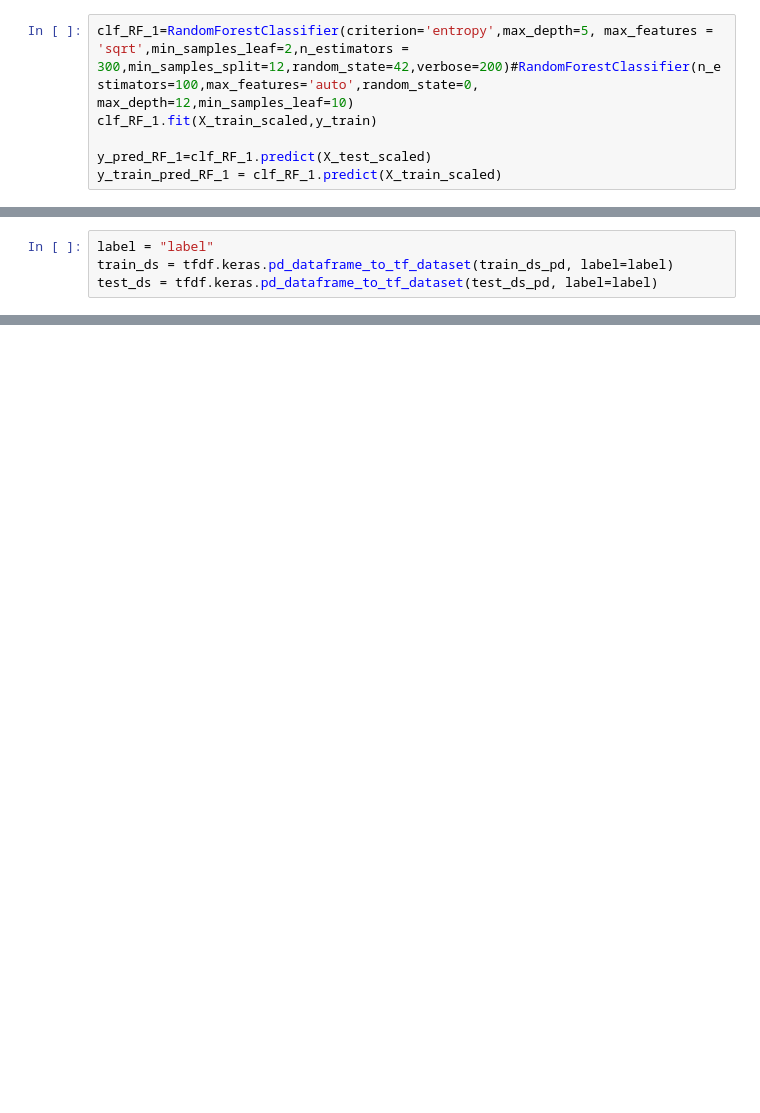
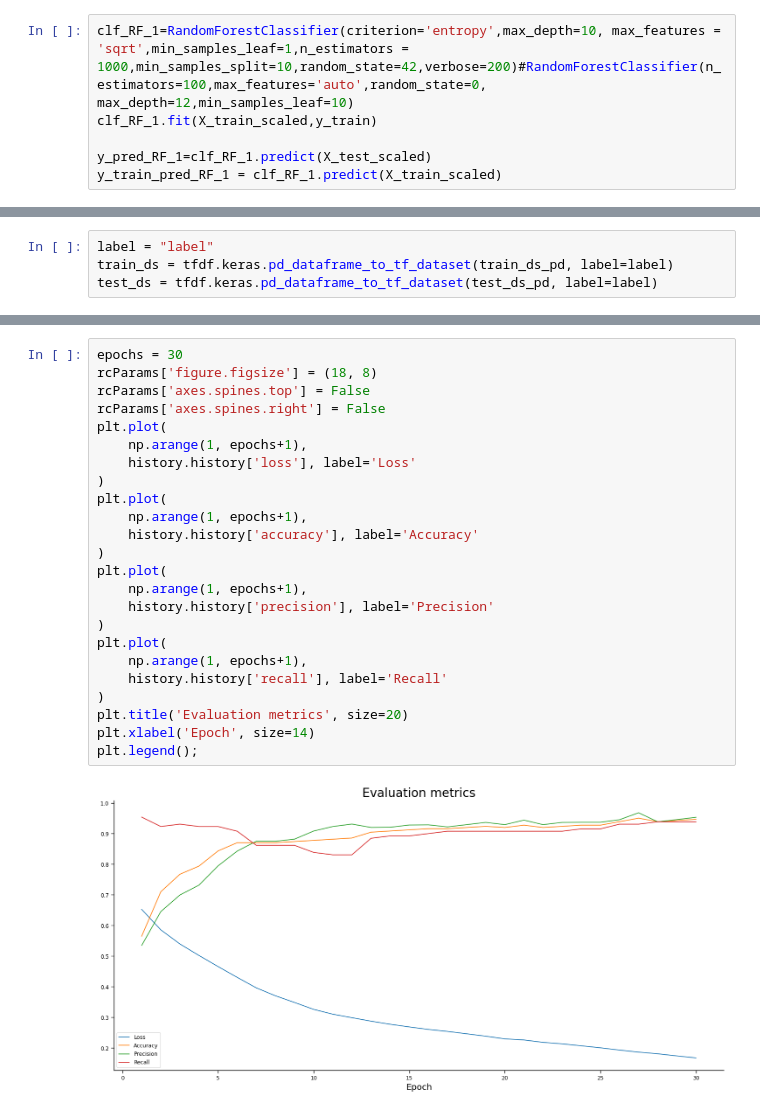
Before and after one commit to rukmals/Predicting_Heart_Disease, a Jupyter notebook: Predicting_Heart_Disease.ipynb, the cells around one changed output, grey strips where cells are left out. Drawn from its saved outputs; the diff is of its cells as text; blank space fills up the shorter version.

```diff
--- a/Predicting_Heart_Disease.ipynb
+++ b/Predicting_Heart_Disease.ipynb
@@ -311,5 +352,5 @@ cv.best_params_
 # %%
-clf_RF_1=RandomForestClassifier(criterion='entropy',max_depth=5, max_features = 'sqrt',min_samples_leaf=2,n_estimators = 300,min_samples_split=12,random_state=42,verbose=200)#RandomForestClassifier(n_estimators=100,max_features='auto',random_state=0, max_depth=12,min_samples_leaf=10)
+clf_RF_1=RandomForestClassifier(criterion='entropy',max_depth=10, max_features = 'sqrt',min_samples_leaf=1,n_estimators = 1000,min_samples_split=10,random_state=42,verbose=200)#RandomForestClassifier(n_estimators=100,max_features='auto',random_state=0, max_depth=12,min_samples_leaf=10)
 clf_RF_1.fit(X_train_scaled,y_train)
 
 y_pred_RF_1=clf_RF_1.predict(X_test_scaled)
@@ -574,0 +645,26 @@ plt.show()
+# %%
+epochs = 30
+rcParams['figure.figsize'] = (18, 8)
+rcParams['axes.spines.top'] = False
+rcParams['axes.spines.right'] = False
+plt.plot(
+    np.arange(1, epochs+1),
+    history.history['loss'], label='Loss'
+)
+plt.plot(
+    np.arange(1, epochs+1),
+    history.history['accuracy'], label='Accuracy'
+)
+plt.plot(
+    np.arange(1, epochs+1),
+    history.history['precision'], label='Precision'
+)
+plt.plot(
+    np.arange(1, epochs+1),
+    history.history['recall'], label='Recall'
+)
+plt.title('Evaluation metrics', size=20)
+plt.xlabel('Epoch', size=14)
+plt.legend();
+# %% [output]
+[figure, added]
```
Also changed, not shown: parts of 40 cells of this notebook.
